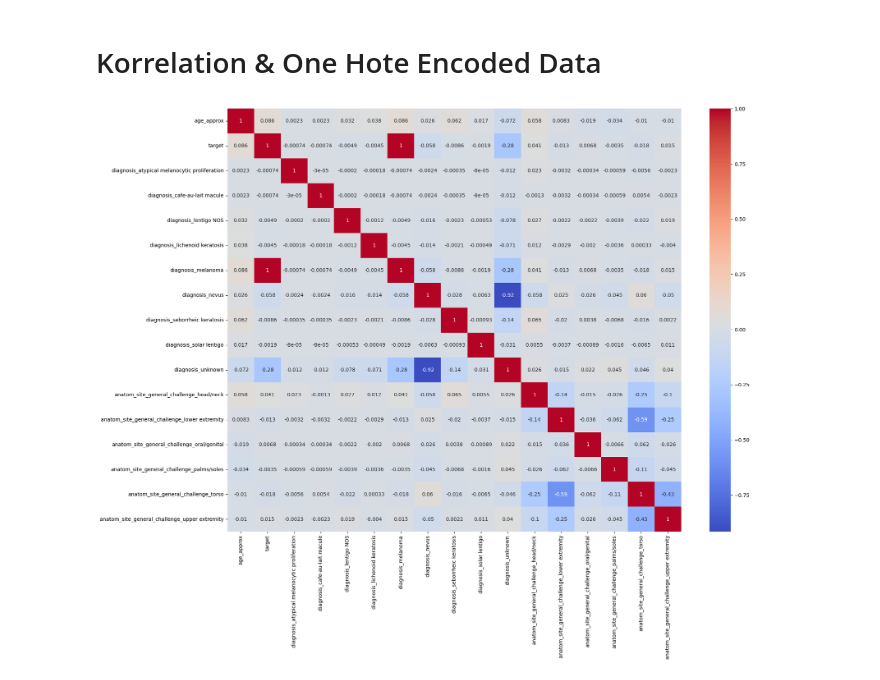
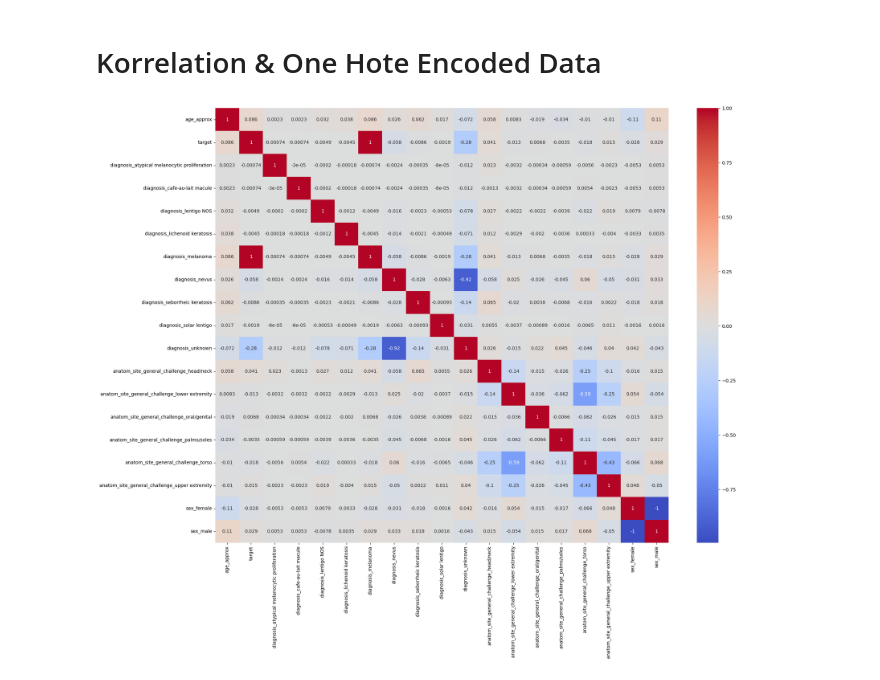
Before and after one commit to Check-Your-Skin/checkyourskin-ml_model, a Jupyter notebook: ISIC_SIIM.ipynb, the cells around one changed output. Saved outputs shown, nothing was run; the diff lists cells and outputs as text; code cells hidden in the pictures.

```diff
--- a/ISIC_SIIM.ipynb
+++ b/ISIC_SIIM.ipynb
@@ -130,12 +148,12 @@ Anzahl fehlender Werte in 'Sex'     :  65
 # %% [markdown]
 # Korrelation & One Hote Encoded Data
 # %%
-one_hot_encoded_data = pd.get_dummies(df, columns = ['diagnosis', 'anatom_site_general_challenge'])
+one_hot_encoded_data = pd.get_dummies(df, columns = ['diagnosis', 'anatom_site_general_challenge','sex'])
 
 correlation_matrix = one_hot_encoded_data.corr(method='pearson')
 # %%
-fig, ax = plt.subplots(figsize=(20, 15))
+fig, ax = plt.subplots(figsize=(22, 17))
 sns.heatmap(correlation_matrix, annot=True, cmap='coolwarm')
 plt.show()
 # %% [output]
-[figure, old version]
+[figure, new version]
```
Also changed, not shown: parts of 6 cells of this notebook.
